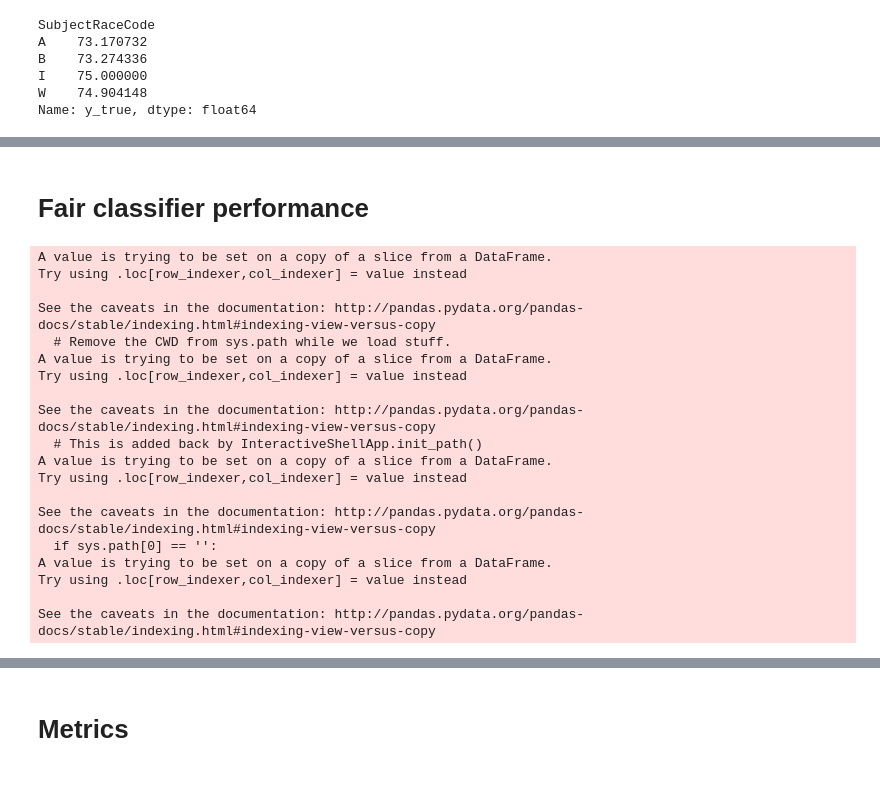
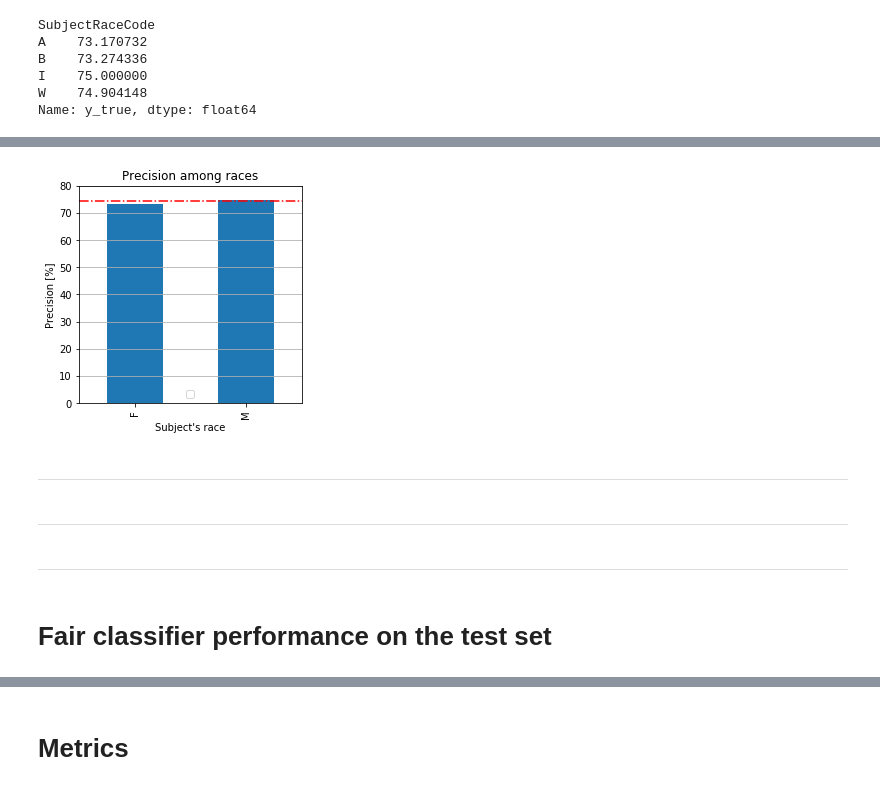
Before and after one commit to jnpicao/LDSSA-batch3-workspace, a Jupyter notebook: Capstone/fair_classifier_workflow.ipynb, the cells around one changed output, grey strips where cells are left out. Drawn from its saved outputs; the diff is of its cells as text; code cells hidden in the pictures.

```diff
--- a/Capstone/fair_classifier_workflow.ipynb
+++ b/Capstone/fair_classifier_workflow.ipynb
@@ -440,14 +496,42 @@ Name: y_true, dtype: float64
+# %%
+(df_train_classes_fair[df_train_classes.y_pred==True].groupby('SubjectSexCode')
+                                                     .y_true.mean()
+                                                     .apply(lambda x: x*100)
+                                                     .sort_values()
+                                                     .rename('Precision score')
+                                                     .to_frame().plot.bar(label='', figsize=(4,4)))
+
+plt.axhline(y=precision_train_fair*100, color='r', linestyle='-.', label='global SR')
+
+plt.title('Precision among races')
+plt.xlabel("Subject's race")
+plt.ylabel("Precision [%]")
+
+plt.ylim(0,80)
+
+plt.legend('' ,loc='lower center')
+
+plt.grid(axis='y')
+
+#plt.savefig(os.path.join('plots', 'report2_next_steps_fair_precision_train_race_compare.png'));
+# %% [output]
+[figure, added]
+# %% [markdown]
+---
+# %% [markdown]
+---
+# %% [markdown]
+---
 # %% [markdown]
-# Fair classifier performance
+# Fair classifier performance on the test set
 # %%
-
 # Compute class probability in the test set
-y_prob = pipe_clf.predict_proba(X_test)[:,1]
+y_prob_test_fair = pipe_clf.predict_proba(X_test)[:,1]
 
 
 # Define the individual thresholds
 
-thresholds_df = X_test[['SubjectRaceCode', 'SubjectEthnicityCode', 'SubjectSexCode']]
+thresholds_df = X_test.loc[:,['SubjectRaceCode', 'SubjectEthnicityCode', 'SubjectSexCode']]
 
 thresholds_df['SubjectRaceCode'] = thresholds_df.SubjectRaceCode.map(race_threshold)
 thresholds_df['SubjectEthnicityCode'] = thresholds_df.SubjectEthnicityCode.map(ethnic_threshold)
@@ -456,24 +540,4 @@ thresholds_df['SubjectSexCode'] = thresholds_df.SubjectSexCode.map(sex_threshold
 thresholds_df['max_thr'] = thresholds_df.max(axis=1)
 
 # Predict class
-y_pred = y_prob > thresholds_df.max_thr
+y_pred_test_fair = y_prob_test_fair > thresholds_df.max_thr
-# %% [output]
-A value is trying to be set on a copy of a slice from a DataFrame.
-Try using .loc[row_indexer,col_indexer] = value instead
-
-See the caveats in the documentation: http://pandas.pydata.org/pandas-docs/stable/indexing.html#indexing-view-versus-copy
-  # Remove the CWD from sys.path while we load stuff.
-A value is trying to be set on a copy of a slice from a DataFrame.
-Try using .loc[row_indexer,col_indexer] = value instead
-
-See the caveats in the documentation: http://pandas.pydata.org/pandas-docs/stable/indexing.html#indexing-view-versus-copy
-  # This is added back by InteractiveShellApp.init_path()
-A value is trying to be set on a copy of a slice from a DataFrame.
-Try using .loc[row_indexer,col_indexer] = value instead
-
-See the caveats in the documentation: http://pandas.pydata.org/pandas-docs/stable/indexing.html#indexing-view-versus-copy
-  if sys.path[0] == '':
-A value is trying to be set on a copy of a slice from a DataFrame.
-Try using .loc[row_indexer,col_indexer] = value instead
-
-See the caveats in the documentation: http://pandas.pydata.org/pandas-docs/stable/indexing.html#indexing-view-versus-copy
```
Also changed, not shown: parts of 45 cells of this notebook.
